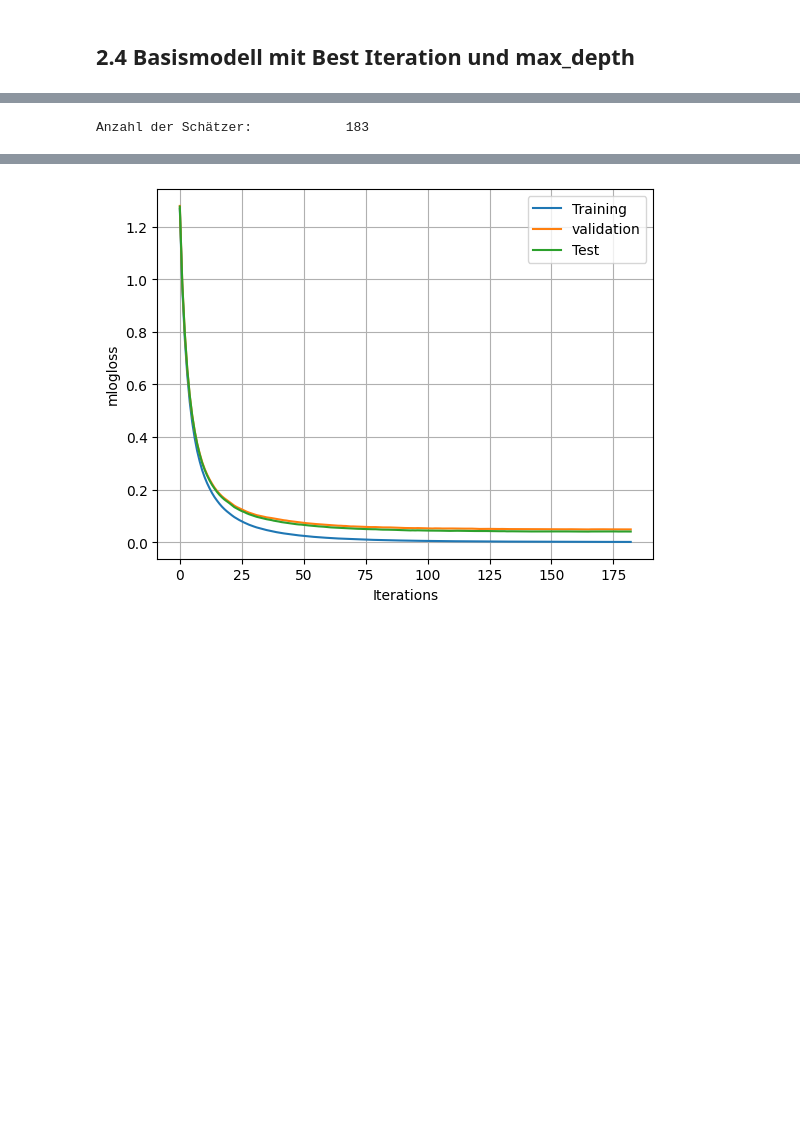
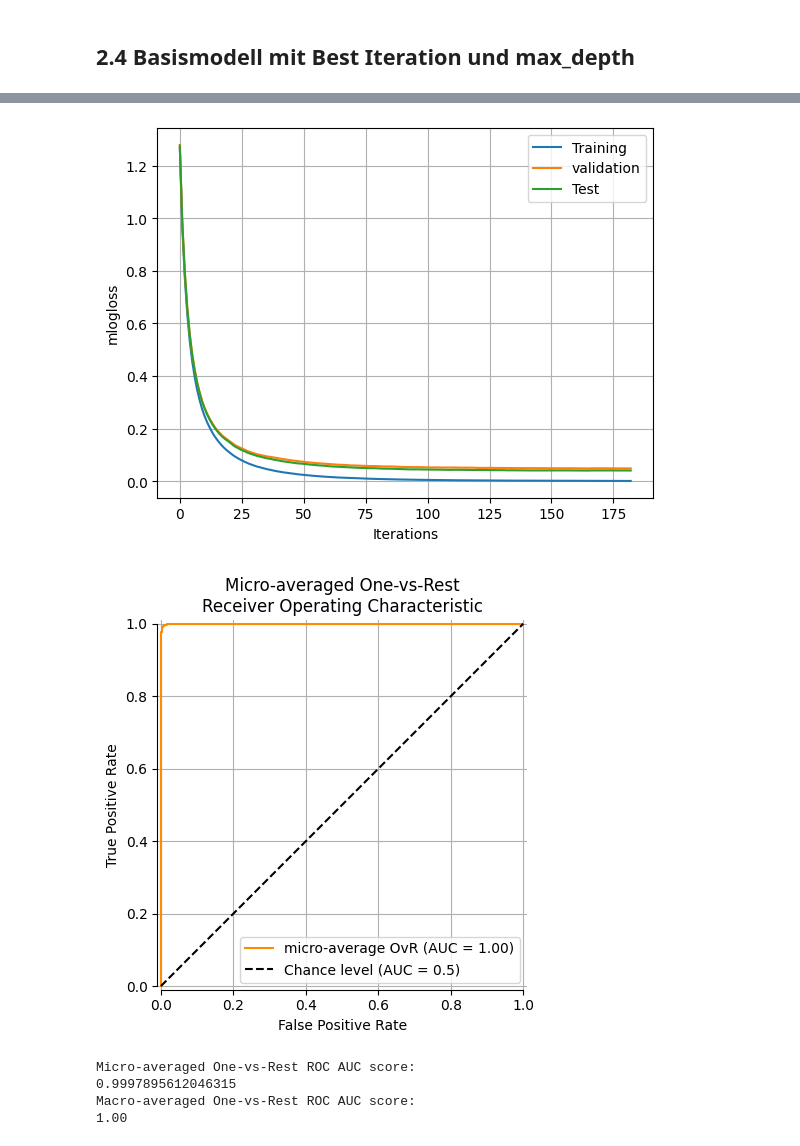
Before and after one commit to iTzOutmind/arduino-xgboost, a Jupyter notebook: harus_basemodell.ipynb, the cells around one changed output, grey strips where cells are left out. Saved outputs shown, nothing was run; the diff lists cells and outputs as text; code cells hidden in the pictures; blank space fills up the shorter version.

```diff
--- a/harus_basemodell.ipynb
+++ b/harus_basemodell.ipynb
@@ -499,26 +598,21 @@ pyplot.show()
 # %%
-clf_final = XGBClassifier(objective = "binary:logistic",
-                            tree_method = 'exact',
-                            n_estimators = bestIterList[final_depth-1],
-                            max_depth = final_depth
-                            )
-
-clf_final.fit(xtrain,ytrain,
-              eval_set=ev_all,
-              verbose = 0
-              )
+plotConfusionMatrices(clf_final)
+plotGeneralizationCurves(clf_final,["Training","validation","Test"])
+plotMicroAvgROC(clf_final)
+plotMacroAvgROC(clf_final)
+plotReport(clf_final)
+checkOverfitting(clf_final)
 
 print(f'Anzahl der Schätzer: \t\t{bestIterList[final_depth-1]}')
-
-plotConfusionMatrices(clf_final)
-plotGeneralizationCurves(clf_final,["Training","validation","Test"])
-# plotROC(clf_final)
-plotReport(clf_final)
-checkOverfitting(clf_final)
+print(f'Beste ermittelte Baumtiefe: \t{final_depth}')
 print(f'\nModel Size in Bytes: \t\t{ubjSizeList[final_depth-1]}')
 print(f'Model Size in kiloBytes: \t{ubjSizeList_kB[final_depth-1]}')
 # %% [output]
-Anzahl der Schätzer:            183
 [figure]
 [figure]
 [figure]
+[figure, added]
+Micro-averaged One-vs-Rest ROC AUC score:
+0.9997895612046315
+Macro-averaged One-vs-Rest ROC AUC score:
+1.00
```
Also changed, not shown: parts of 4 cells of this notebook.
